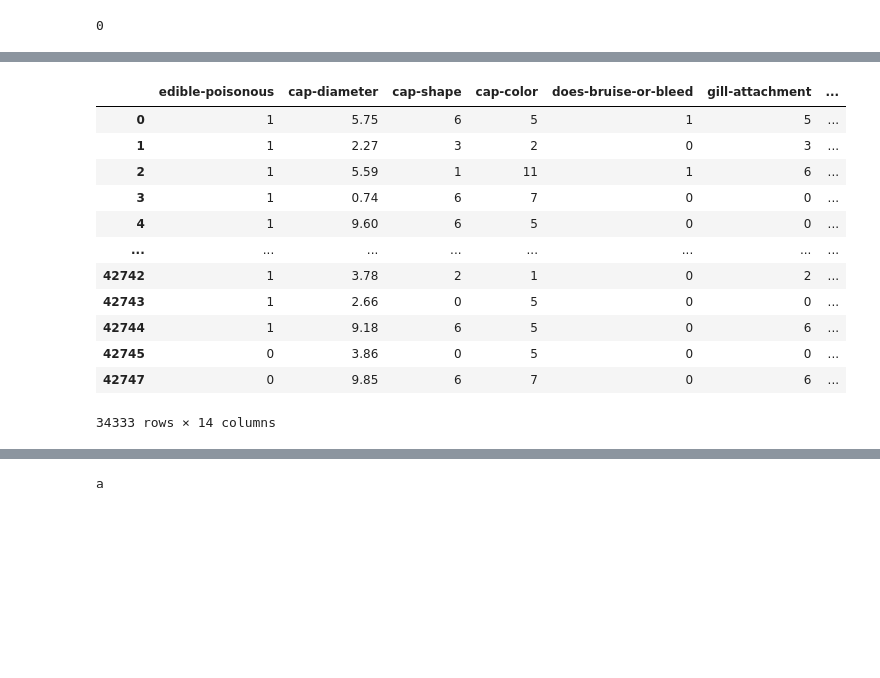
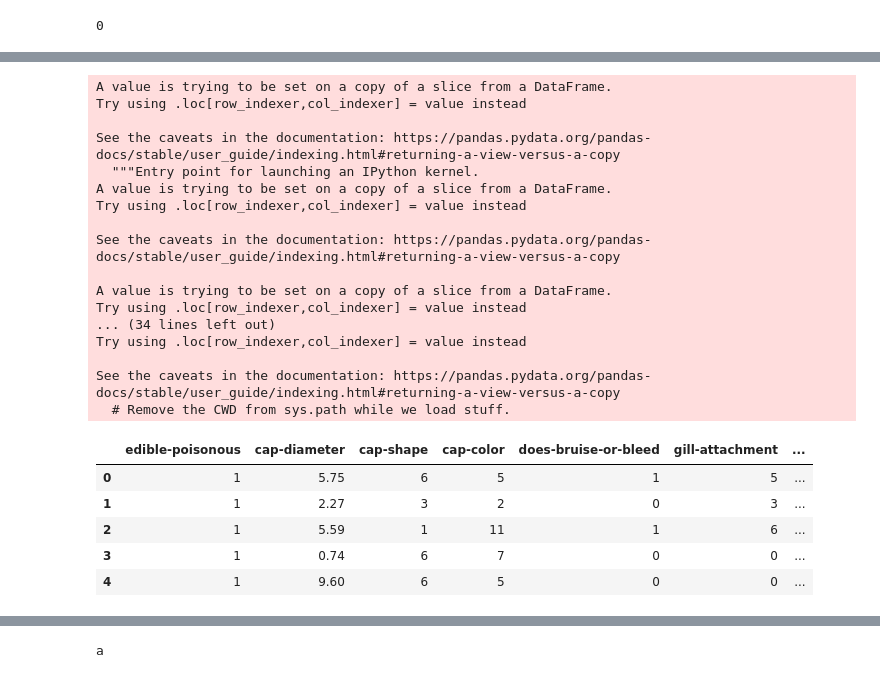
Before and after one commit to sarkar2527/DSAP, a Jupyter notebook: Hackathon.ipynb, the cells around one changed output, grey strips where cells are left out. Drawn from its saved outputs; the diff is of its cells as text; code cells hidden in the pictures; blank space fills up the shorter version.

```diff
--- a/Hackathon.ipynb
+++ b/Hackathon.ipynb
@@ -68,0 +42,2 @@ df.corr()
+# %%
+df_raw['gill-attachment'].fillna(df_raw['gill-attachment'].mode()[0], inplace=True)
@@ -68,0 +48,2 @@ df.corr()
+# %%
+df_raw['ring-type'].fillna(df_raw['ring-type'].mode()[0], inplace =True)
@@ -106,0 +138,8 @@ dtype: int64
+# %%
+cols = ['cap-diameter', 'stem-height','stem-width'] # one or more
+
+Q1 = df_raw[cols].quantile(0.25)
+Q3 = df_raw[cols].quantile(0.75)
+IQR = Q3 - Q1
+
+df_new = df_raw[~((df_raw[cols] < (Q1 - 1.5 * IQR)) |(df_raw[cols] > (Q3 + 1.5 * IQR))).any(axis=1)]
@@ -109,30 +161,41 @@ from sklearn.preprocessing import LabelEncoder
 # %%
 LE = LabelEncoder()
 # %%
-df['edible-poisonous'] = LE.fit_transform(df['edible-poisonous'])
-df['cap-shape'] = LE.fit_transform(df['cap-shape'])
-df['cap-color'] = LE.fit_transform(df['cap-color'])
-df['does-bruise-or-bleed'] = LE.fit_transform(df['does-bruise-or-bleed'])
-df['gill-attachment'] = LE.fit_transform(df['gill-attachment'])
-df['gill-color'] = LE.fit_transform(df['gill-color'])
-df['stem-color'] = LE.fit_transform(df['stem-color'])
-df['has-ring'] = LE.fit_transform(df['has-ring'])
-df['ring-type'] = LE.fit_transform(df['ring-type'])
-df['habitat'] = LE.fit_transform(df['habitat'])
+df_new['edible-poisonous'] = LE.fit_transform(df_new['edible-poisonous'])
+df_new['cap-shape'] = LE.fit_transform(df_new['cap-shape'])
+df_new['cap-color'] = LE.fit_transform(df_new['cap-color'])
+df_new['does-bruise-or-bleed'] = LE.fit_transform(df_new['does-bruise-or-bleed'])
+df_new['gill-attachment'] = LE.fit_transform(df_new['gill-attachment'])
+df_new['gill-color'] = LE.fit_transform(df_new['gill-color'])
+df_new['stem-color'] = LE.fit_transform(df_new['stem-color'])
+df_new['has-ring'] = LE.fit_transform(df_new['has-ring'])
+df_new['ring-type'] = LE.fit_transform(df_new['ring-type'])
+df_new['habitat'] = LE.fit_transform(df_new['habitat'])
+# %% [output]
+A value is trying to be set on a copy of a slice from a DataFrame.
+Try using .loc[row_indexer,col_indexer] = value instead
+
+See the caveats in the documentation: https://pandas.pydata.org/pandas-docs/stable/user_guide/indexing.html#returning-a-view-versus-a-copy
+  """Entry point for launching an IPython kernel.
+A value is trying to be set on a copy of a slice from a DataFrame.
+Try using .loc[row_indexer,col_indexer] = value instead
+
+See the caveats in the documentation: https://pandas.pydata.org/pandas-docs/stable/user_guide/indexing.html#returning-a-view-versus-a-copy
+
+A value is trying to be set on a copy of a slice from a DataFrame.
+Try using .loc[row_indexer,col_indexer] = value instead
+... (34 lines left out)
+Try using .loc[row_indexer,col_indexer] = value instead
+
+See the caveats in the documentation: https://pandas.pydata.org/pandas-docs/stable/user_guide/indexing.html#returning-a-view-versus-a-copy
+  # Remove the CWD from sys.path while we load stuff.
-# %%
-df
-# %% [output]
-|  | edible-poisonous | cap-diameter | cap-shape | cap-color | does-bruise-or-bleed | gill-attachment | ... |
-| 0 | 1 | 5.75 | 6 | 5 | 1 | 5 | ... |
-| 1 | 1 | 2.27 | 3 | 2 | 0 | 3 | ... |
-| 2 | 1 | 5.59 | 1 | 11 | 1 | 6 | ... |
-| 3 | 1 | 0.74 | 6 | 7 | 0 | 0 | ... |
-| 4 | 1 | 9.60 | 6 | 5 | 0 | 0 | ... |
-| ... | ... | ... | ... | ... | ... | ... | ... |
-| 42742 | 1 | 3.78 | 2 | 1 | 0 | 2 | ... |
-| 42743 | 1 | 2.66 | 0 | 5 | 0 | 0 | ... |
-| 42744 | 1 | 9.18 | 6 | 5 | 0 | 6 | ... |
-| 42745 | 0 | 3.86 | 0 | 5 | 0 | 0 | ... |
-| 42747 | 0 | 9.85 | 6 | 7 | 0 | 6 | ... |
-34333 rows × 14 columns
+# %%
+df_new.head()
+# %% [output]
+|  | edible-poisonous | cap-diameter | cap-shape | cap-color | does-bruise-or-bleed | gill-attachment | ... |
+| 0 | 1 | 5.75 | 6 | 5 | 1 | 5 | ... |
+| 1 | 1 | 2.27 | 3 | 2 | 0 | 3 | ... |
+| 2 | 1 | 5.59 | 1 | 11 | 1 | 6 | ... |
+| 3 | 1 | 0.74 | 6 | 7 | 0 | 0 | ... |
+| 4 | 1 | 9.60 | 6 | 5 | 0 | 0 | ... |
 # %%
```
Also changed, not shown: parts of 44 cells of this notebook.
